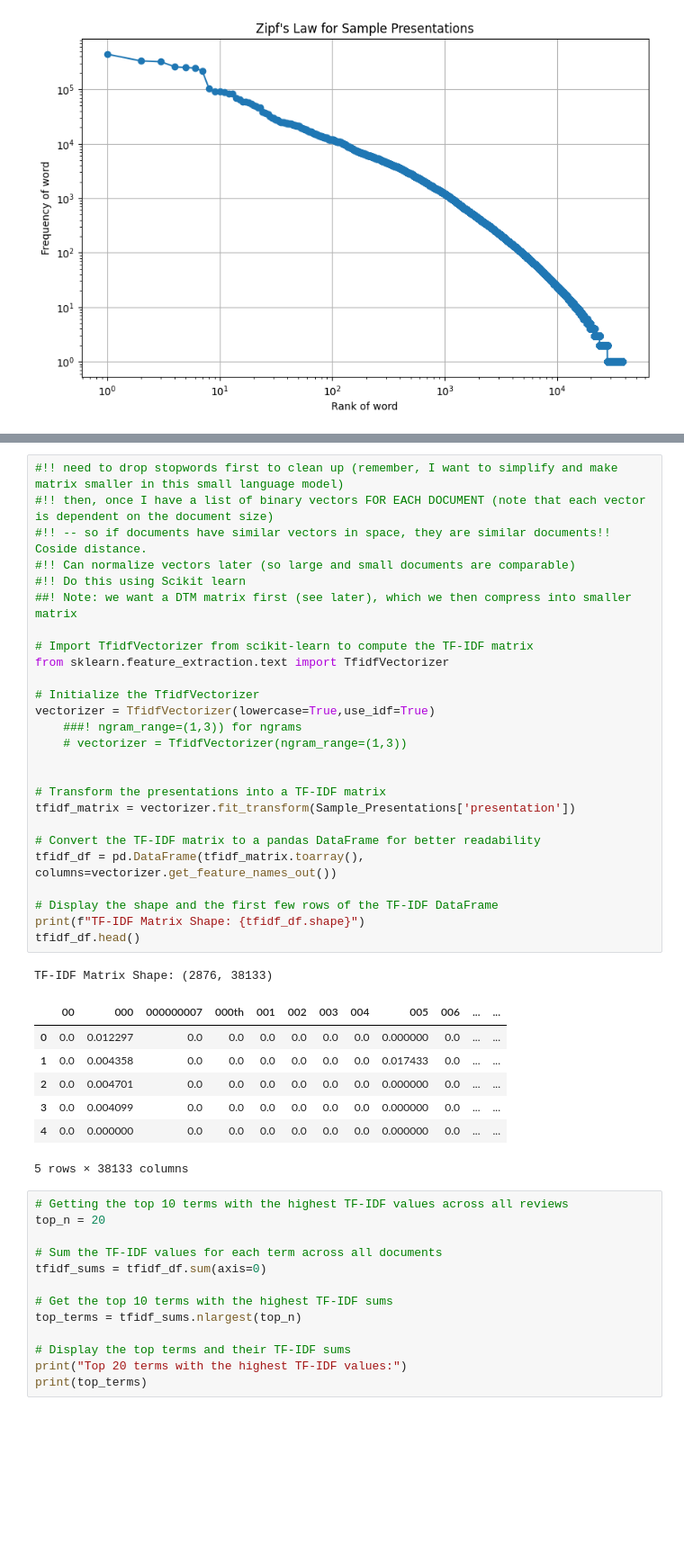
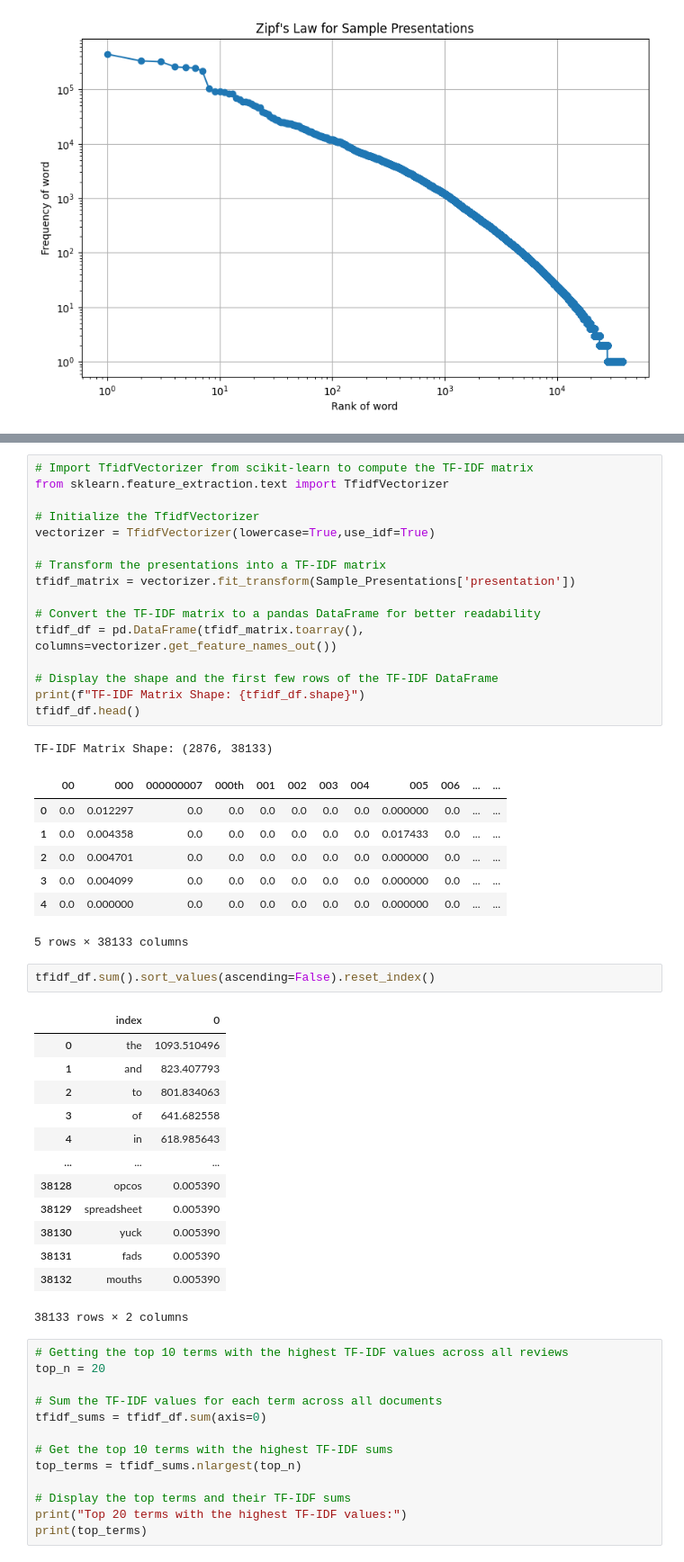
Before and after one commit to ccomploj/code, a Jupyter notebook: 02_Embeddings_and_Word2Vec.ipynb, the cells around one changed output, grey strips where cells are left out. Shown at 90% size. Drawn from its saved outputs; the diff is of its cells as text; blank space fills up the shorter version.

```diff
--- a/02_Embeddings_and_Word2Vec.ipynb
+++ b/02_Embeddings_and_Word2Vec.ipynb
@@ -343,21 +359,11 @@ To better understand how TF-IDF works, consider the following example:
 **Why is TF-IDF Important?**
 TF-IDF is essential because it helps identify the most relevant words in a document, which can be particularly useful for search engines, text classification, and topic modeling. By focusing on unique terms, TF-IDF enhances the ability to find meaningful patterns in text data.
 # %%
-#!! need to drop stopwords first to clean up (remember, I want to simplify and make matrix smaller in this small language model)
-#!! then, once I have a list of binary vectors FOR EACH DOCUMENT (note that each vector is dependent on the document size)
-#!! -- so if documents have similar vectors in space, they are similar documents!! Coside distance.
-#!! Can normalize vectors later (so large and small documents are comparable)
-#!! Do this using Scikit learn
-##! Note: we want a DTM matrix first (see later), which we then compress into smaller matrix
-
 # Import TfidfVectorizer from scikit-learn to compute the TF-IDF matrix
 from sklearn.feature_extraction.text import TfidfVectorizer
 
 # Initialize the TfidfVectorizer
 vectorizer = TfidfVectorizer(lowercase=True,use_idf=True)
-    ###! ngram_range=(1,3)) for ngrams
-    # vectorizer = TfidfVectorizer(ngram_range=(1,3))
-
 
 # Transform the presentations into a TF-IDF matrix
 tfidf_matrix = vectorizer.fit_transform(Sample_Presentations['presentation'])
@@ -377,6 +383,22 @@ TF-IDF Matrix Shape: (2876, 38133)
 | 3 | 0.0 | 0.004099 | 0.0 | 0.0 | 0.0 | 0.0 | 0.0 | 0.0 | 0.000000 | 0.0 | ... | ... |
 | 4 | 0.0 | 0.000000 | 0.0 | 0.0 | 0.0 | 0.0 | 0.0 | 0.0 | 0.000000 | 0.0 | ... | ... |
 5 rows × 38133 columns
+# %%
+tfidf_df.sum().sort_values(ascending=False).reset_index()
+# %% [output]
+|  | index | 0 |
+| 0 | the | 1093.510496 |
+| 1 | and | 823.407793 |
+| 2 | to | 801.834063 |
+| 3 | of | 641.682558 |
+| 4 | in | 618.985643 |
+| ... | ... | ... |
+| 38128 | opcos | 0.005390 |
+| 38129 | spreadsheet | 0.005390 |
+| 38130 | yuck | 0.005390 |
+| 38131 | fads | 0.005390 |
+| 38132 | mouths | 0.005390 |
+38133 rows × 2 columns
 # %%
 # Getting the top 10 terms with the highest TF-IDF values across all reviews
 top_n = 20
```
Also changed, not shown: parts of 20 cells of this notebook.
